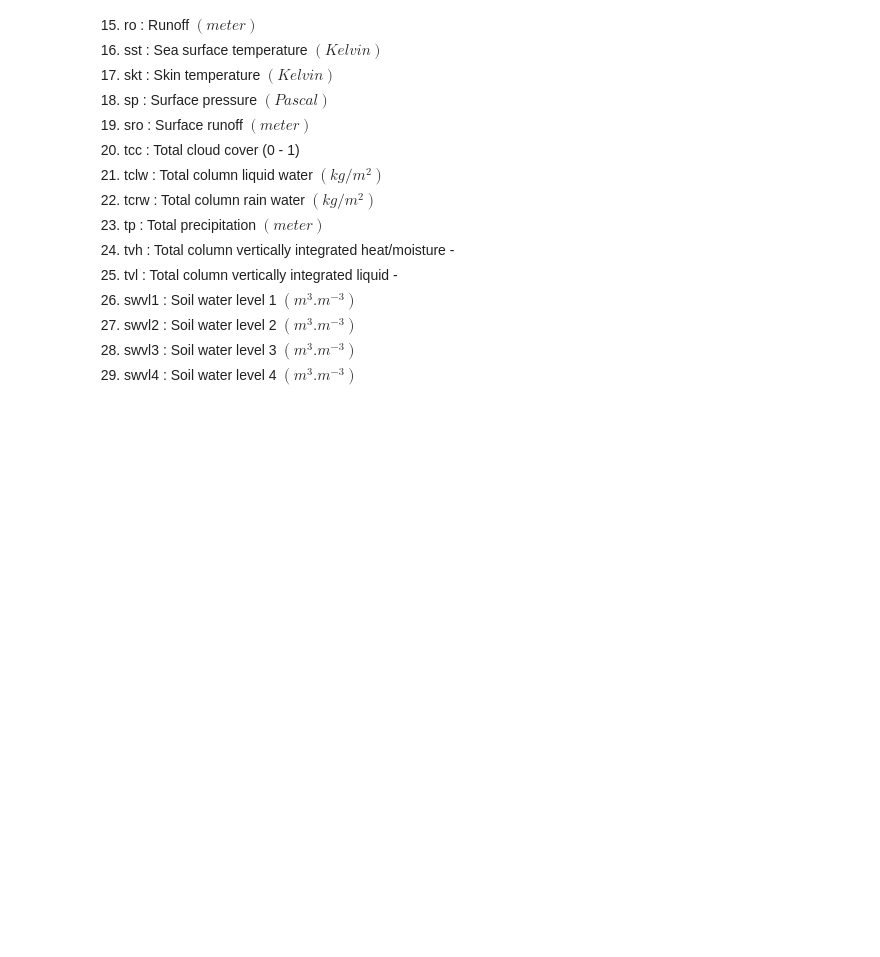
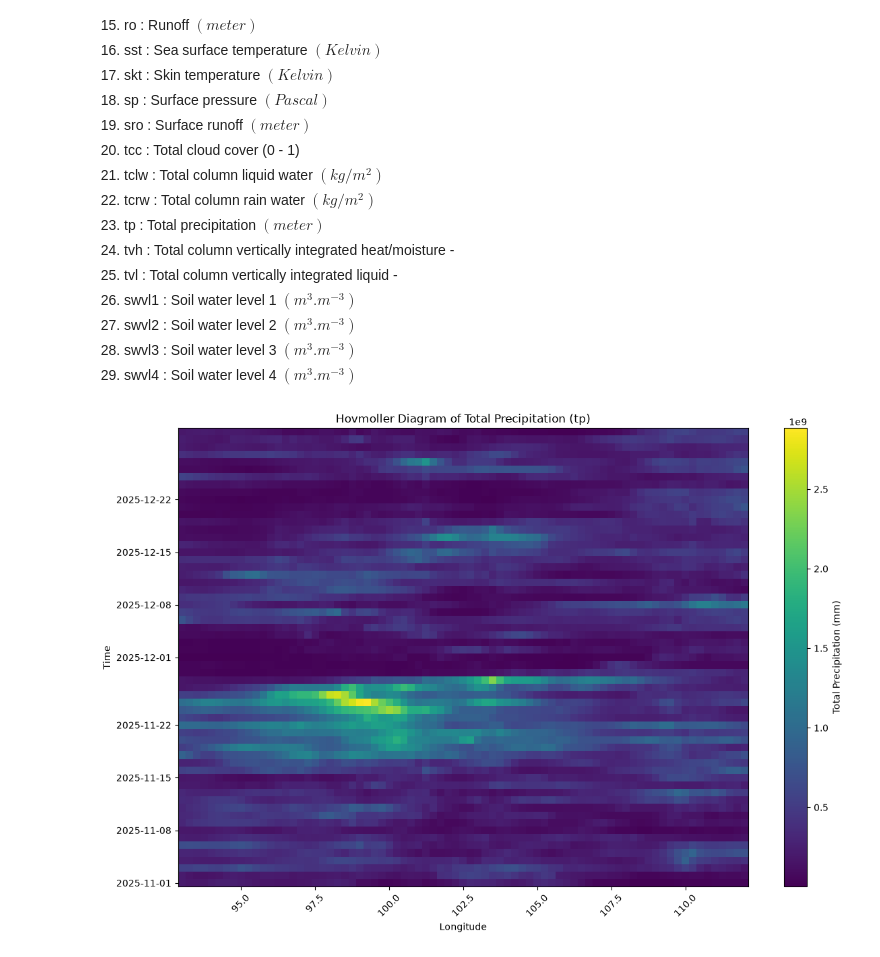
Before and after one commit to apriarami789/Senyar_Cylone, a Jupyter notebook: SenyarCylone_ERA5_Analysis.ipynb, the cells around one changed output. Drawn from its saved outputs; the diff is of its cells as text; code cells hidden in the pictures; blank space fills up the shorter version.

```diff
--- a/SenyarCylone_ERA5_Analysis.ipynb
+++ b/SenyarCylone_ERA5_Analysis.ipynb
@@ -159,3 +160,32 @@ Daftar Variabel Dataset ERA5 beserta Kepanjangan dan Satuannya
 27. swvl2   : Soil water level 2 $(m^3.m^{-3})$
 28. swvl3   : Soil water level 3 $(m^3.m^{-3})$
 29. swvl4   : Soil water level 4 $(m^3.m^{-3})$
+# %%
+# Create Hovmoller diagram with longitude on x-axis and time on y-axis for variable tp
+fig, ax = plt.subplots(figsize=(12, 8))
+ds[['tp','lsp']] = ds[['tp','lsp']] * 1000  # Convert from meters to millimeters
+ds[['sp','msl']] = ds[['sp','msl']] * 100  # Convert from hPa to Pa
+
+# filter waktu valid_time between 2025-11-01 and 2025-12-31
+ds_filtered = ds.sel(valid_time=slice('2025-11-01', '2025-12-31'))
+
+# Plot the Hovmoller diagram
+im = ax.pcolormesh(ds_filtered.longitude, ds_filtered.valid_time, ds_filtered.tp.mean(dim='latitude'), cmap='viridis', shading='auto')
+
+# Add colorbar
+cbar = plt.colorbar(im, ax=ax)
+cbar.set_label('Total Precipitation (mm)')
+
+# Set labels and title
+ax.set_xlabel('Longitude')
+ax.set_ylabel('Time')
+ax.set_title('Hovmoller Diagram of Total Precipitation (tp)')
+
+# Rotate x-axis labels for better readability
+plt.xticks(rotation=45)
+
+# Show the plot
+plt.tight_layout()
+plt.show()
+# %% [output]
+[figure, added]
```
Also changed, not shown: parts of 4 cells of this notebook, 2 other files.
